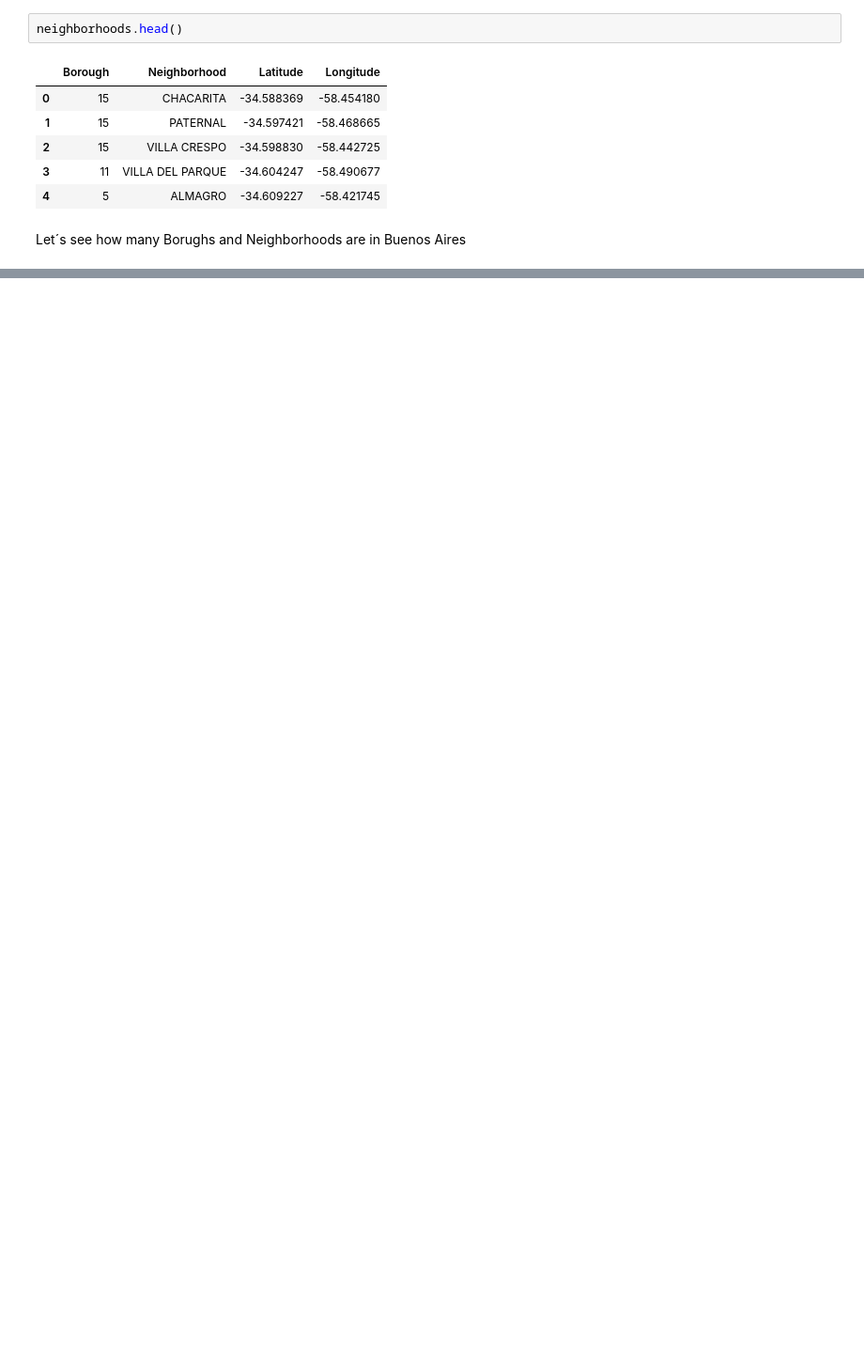
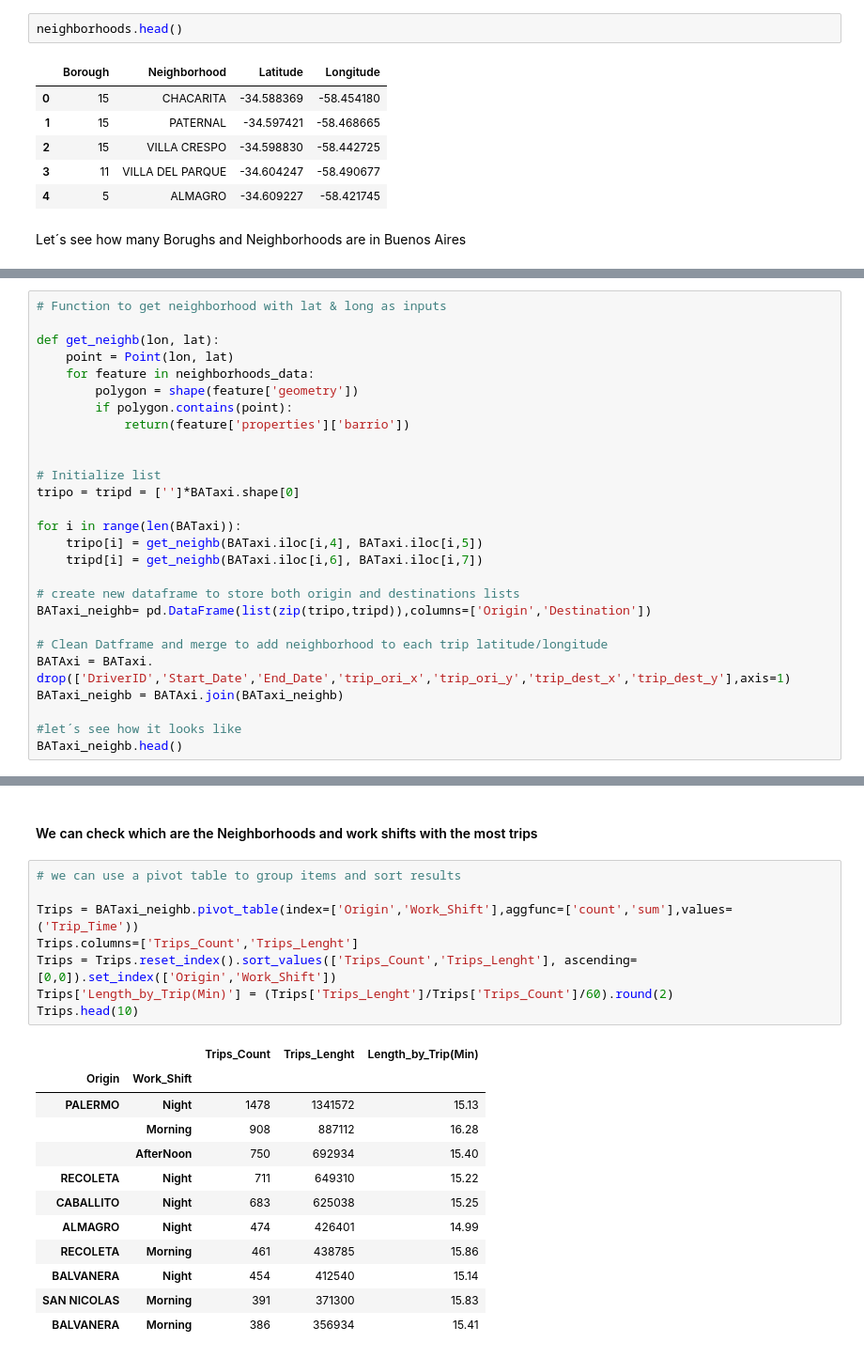
Before and after one commit to FFalcon0/Coursera_Capstone, a Jupyter notebook: Buenos Aires Clustering.ipynb, the cells around one changed output, grey strips where cells are left out. Shown at 94% size. Drawn from its saved outputs; the diff is of its cells as text; blank space fills up the shorter version.

```diff
--- a/Buenos Aires Clustering.ipynb
+++ b/Buenos Aires Clustering.ipynb
@@ -147,0 +249,27 @@ The dataframe has 15 boroughs and 96 neighborhoods.
+# %%
+# Function to get neighborhood with lat & long as inputs
+
+def get_neighb(lon, lat):
+    point = Point(lon, lat)
+    for feature in neighborhoods_data:
+        polygon = shape(feature['geometry'])
+        if polygon.contains(point):
+            return(feature['properties']['barrio'])
+
+
+# Initialize list
+tripo = tripd = ['']*BATaxi.shape[0]
+
+for i in range(len(BATaxi)):
+    tripo[i] = get_neighb(BATaxi.iloc[i,4], BATaxi.iloc[i,5])
+    tripd[i] = get_neighb(BATaxi.iloc[i,6], BATaxi.iloc[i,7])
+
+# create new dataframe to store both origin and destinations lists
+BATaxi_neighb= pd.DataFrame(list(zip(tripo,tripd)),columns=['Origin','Destination'])
+
+# Clean Datframe and merge to add neighborhood to each trip latitude/longitude
+BATAxi = BATaxi. drop(['DriverID','Start_Date','End_Date','trip_ori_x','trip_ori_y','trip_dest_x','trip_dest_y'],axis=1)
+BATaxi_neighb = BATAxi.join(BATaxi_neighb)
+
+#let´s see how it looks like
+BATaxi_neighb.head()
@@ -147,0 +284,23 @@ The dataframe has 15 boroughs and 96 neighborhoods.
+# %% [markdown]
+#### We can check which are the Neighborhoods and work shifts with the most trips
+# %%
+# we can use a pivot table to group items and sort results
+
+Trips = BATaxi_neighb.pivot_table(index=['Origin','Work_Shift'],aggfunc=['count','sum'],values=('Trip_Time'))
+Trips.columns=['Trips_Count','Trips_Lenght']
+Trips = Trips.reset_index().sort_values(['Trips_Count','Trips_Lenght'], ascending=[0,0]).set_index(['Origin','Work_Shift'])
+Trips['Length_by_Trip(Min)'] = (Trips['Trips_Lenght']/Trips['Trips_Count']/60).round(2)
+Trips.head(10)
+# %% [output]
+|  |  | Trips_Count | Trips_Lenght | Length_by_Trip(Min) |
+| Origin | Work_Shift |  |  |  |
+| PALERMO | Night | 1478 | 1341572 | 15.13 |
+|  | Morning | 908 | 887112 | 16.28 |
+|  | AfterNoon | 750 | 692934 | 15.40 |
+| RECOLETA | Night | 711 | 649310 | 15.22 |
+| CABALLITO | Night | 683 | 625038 | 15.25 |
+| ALMAGRO | Night | 474 | 426401 | 14.99 |
+| RECOLETA | Morning | 461 | 438785 | 15.86 |
+| BALVANERA | Night | 454 | 412540 | 15.14 |
+| SAN NICOLAS | Morning | 391 | 371300 | 15.83 |
+| BALVANERA | Morning | 386 | 356934 | 15.41 |
```
Also changed, not shown: parts of 19 cells of this notebook.
